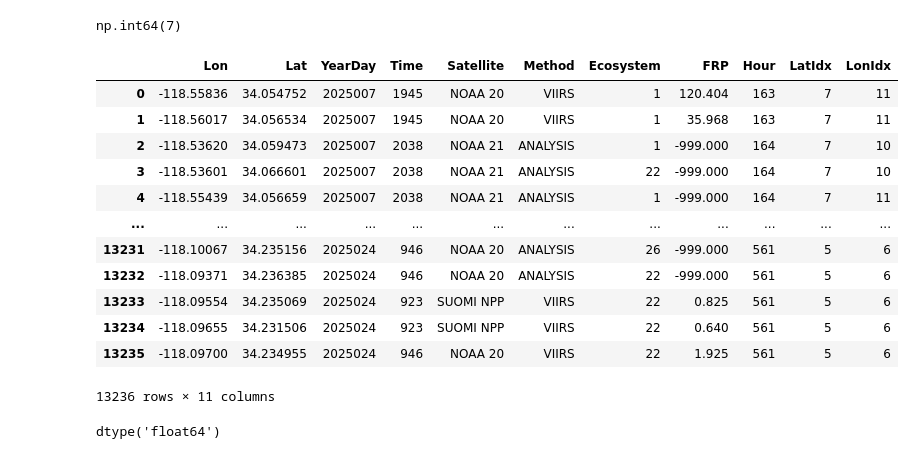
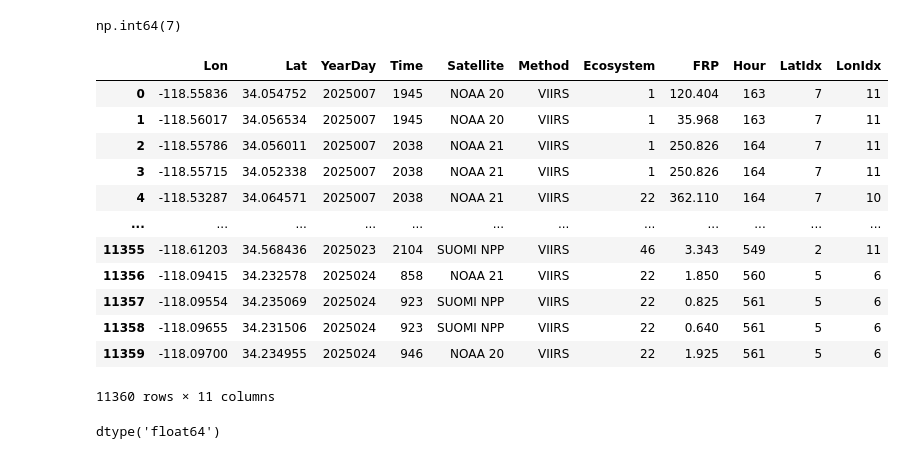
Before and after one commit to farbs03/cs578-fire-prediction, a Jupyter notebook: notebooks/noaa_fire_data.ipynb, the cells around one changed output. Drawn from its saved outputs; the diff is of its cells as text; code cells hidden in the pictures.

Commit message:
dropped rows with method equal to "ANALYSIS"

```diff
--- a/notebooks/noaa_fire_data.ipynb
+++ b/notebooks/noaa_fire_data.ipynb
@@ -161,21 +163,21 @@ np.int64(7)
 # %%
 # all_data['LatIdx'] = all_data['Lat'].apply(get_lat_idx)
 # all_data['LonIdx'] = all_data['Lon'].apply(get_lon_idx)
-# all_data
+all_data
 # %% [output]
 |  | Lon | Lat | YearDay | Time | Satellite | Method | Ecosystem | FRP | Hour | LatIdx | LonIdx |
 | 0 | -118.55836 | 34.054752 | 2025007 | 1945 | NOAA 20 | VIIRS | 1 | 120.404 | 163 | 7 | 11 |
 | 1 | -118.56017 | 34.056534 | 2025007 | 1945 | NOAA 20 | VIIRS | 1 | 35.968 | 163 | 7 | 11 |
-| 2 | -118.53620 | 34.059473 | 2025007 | 2038 | NOAA 21 | ANALYSIS | 1 | -999.000 | 164 | 7 | 10 |
-| 3 | -118.53601 | 34.066601 | 2025007 | 2038 | NOAA 21 | ANALYSIS | 22 | -999.000 | 164 | 7 | 10 |
-| 4 | -118.55439 | 34.056659 | 2025007 | 2038 | NOAA 21 | ANALYSIS | 1 | -999.000 | 164 | 7 | 11 |
+| 2 | -118.55786 | 34.056011 | 2025007 | 2038 | NOAA 21 | VIIRS | 1 | 250.826 | 164 | 7 | 11 |
+| 3 | -118.55715 | 34.052338 | 2025007 | 2038 | NOAA 21 | VIIRS | 1 | 250.826 | 164 | 7 | 11 |
+| 4 | -118.53287 | 34.064571 | 2025007 | 2038 | NOAA 21 | VIIRS | 22 | 362.110 | 164 | 7 | 10 |
 | ... | ... | ... | ... | ... | ... | ... | ... | ... | ... | ... | ... |
-| 13231 | -118.10067 | 34.235156 | 2025024 | 946 | NOAA 20 | ANALYSIS | 26 | -999.000 | 561 | 5 | 6 |
-| 13232 | -118.09371 | 34.236385 | 2025024 | 946 | NOAA 20 | ANALYSIS | 22 | -999.000 | 561 | 5 | 6 |
-| 13233 | -118.09554 | 34.235069 | 2025024 | 923 | SUOMI NPP | VIIRS | 22 | 0.825 | 561 | 5 | 6 |
-| 13234 | -118.09655 | 34.231506 | 2025024 | 923 | SUOMI NPP | VIIRS | 22 | 0.640 | 561 | 5 | 6 |
-| 13235 | -118.09700 | 34.234955 | 2025024 | 946 | NOAA 20 | VIIRS | 22 | 1.925 | 561 | 5 | 6 |
+| 11355 | -118.61203 | 34.568436 | 2025023 | 2104 | SUOMI NPP | VIIRS | 46 | 3.343 | 549 | 2 | 11 |
+| 11356 | -118.09415 | 34.232578 | 2025024 | 858 | NOAA 21 | VIIRS | 22 | 1.850 | 560 | 5 | 6 |
+| 11357 | -118.09554 | 34.235069 | 2025024 | 923 | SUOMI NPP | VIIRS | 22 | 0.825 | 561 | 5 | 6 |
+| 11358 | -118.09655 | 34.231506 | 2025024 | 923 | SUOMI NPP | VIIRS | 22 | 0.640 | 561 | 5 | 6 |
+| 11359 | -118.09700 | 34.234955 | 2025024 | 946 | NOAA 20 | VIIRS | 22 | 1.925 | 561 | 5 | 6 |
-13236 rows × 11 columns
+11360 rows × 11 columns
 # %%
 # create 3d array of proper shape to insert into netcdf
 frp = np.zeros(shape=(744, 8, 16))
```
Also changed, not shown: parts of 7 cells of this notebook, 4 other files.
